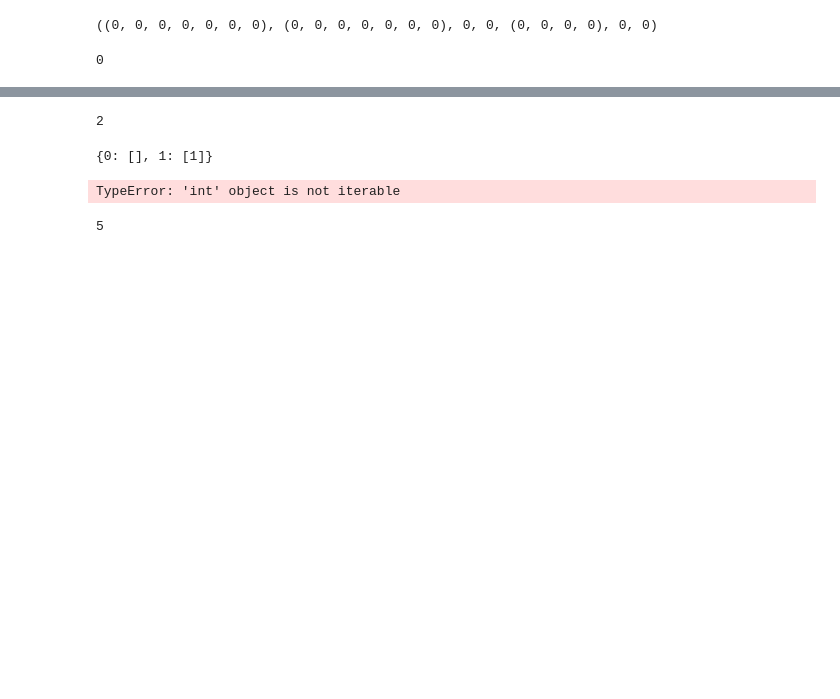
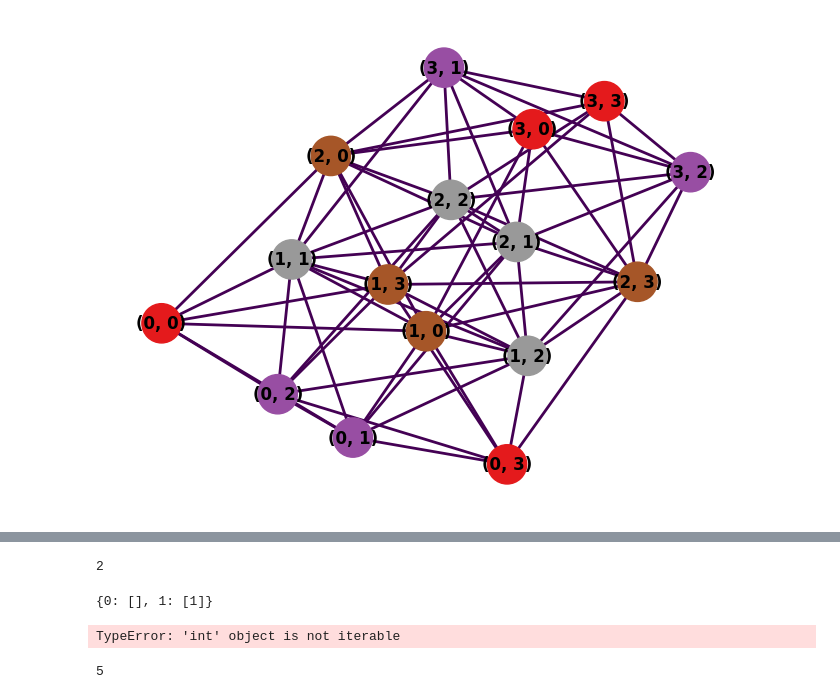
Before and after one commit to PrajwalNeupane/graph-isomorphism, a Jupyter notebook: wl-color-refinement/experiments/wl-alg.ipynb, the cells around one changed output, grey strips where cells are left out. Drawn from its saved outputs; the diff is of its cells as text; code cells hidden in the pictures; blank space fills up the shorter version.

```diff
--- a/wl-color-refinement/experiments/wl-alg.ipynb
+++ b/wl-color-refinement/experiments/wl-alg.ipynb
@@ -144,10 +121,31 @@ nodes: KeysView(NodeView((0, 1, 2, 3, 4, 5, 6)))
 # %%
-((0, 0, 0, 0, 0, 0, 0), (0, 0, 0, 0, 0, 0, 0), 0, 0, (0, 0, 0, 0), 0, 0)
-((0, 0, 0, 0, 0, 0, 0), (0, 0, 0, 0), 0, 0, (0, 0, 0, 0, 0, 0, 0), 0, 0)
+#test cases
+
+def shrikhande_graph():
+    G = nx.Graph()
+    # Vertex set: Z_4 × Z_4
+    for x in range(4):
+        for y in range(4):
+            G.add_node((x, y))
+
+    # Define neighbors (mod 4 arithmetic)
+    directions = [(0, 1), (1, 0), (1, 1), (1, -1), (2, 0), (0, 2)]
+    for x in range(4):
+        for y in range(4):
+            for dx, dy in directions:
+                u = (x, y)
+                v = ((x + dx) % 4, (y + dy) % 4)
+                if u < v:  # prevent duplicate edges
+                    G.add_edge(u, v)
+    return G
+
+G1 = shrikhande_graph()
+G2 = nx.line_graph(nx.complete_bipartite_graph(4, 4))
+
+refined_g1 = color_refinement(G1)
+refined_g2 = color_refinement(G2)
-# %% [output]
-((0, 0, 0, 0, 0, 0, 0), (0, 0, 0, 0, 0, 0, 0), 0, 0, (0, 0, 0, 0), 0, 0)
 # %%
-print(Dg.edges[1,0]['color'])
+view_graph(refined_g1)
 # %% [output]
-0
+[figure, added]
 # %%
```
Also changed, not shown: parts of 8 cells of this notebook.
